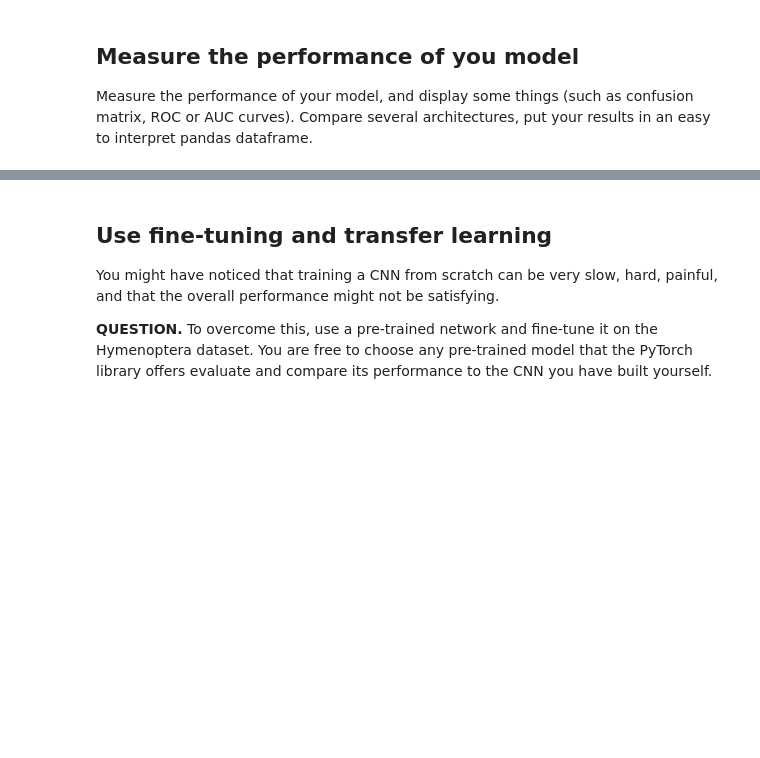
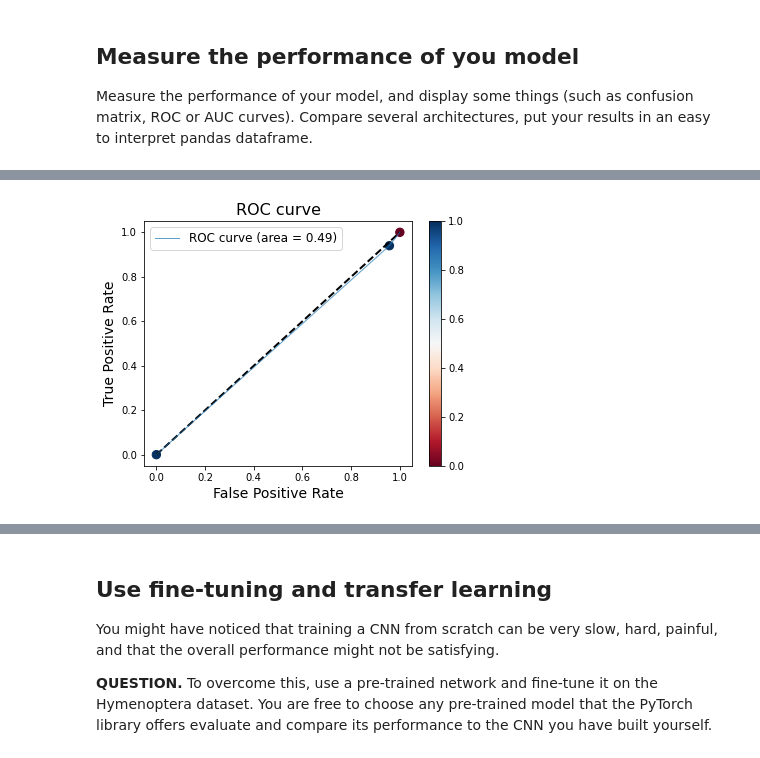
Before and after one commit to JLechuga94/DeepLearning, a Jupyter notebook: T4/tutorial04b.ipynb, the cells around one changed output, grey strips where cells are left out. Drawn from its saved outputs; the diff is of its cells as text; code cells hidden in the pictures; blank space fills up the shorter version.

```diff
--- a/T4/tutorial04b.ipynb
+++ b/T4/tutorial04b.ipynb
@@ -276,0 +377,5 @@ Compare several architectures, put your results in an easy to interpret pandas d
+# %%
+plt.figure(figsize=(6, 4.5))
+plot_roc_curve(val_data.targets, scores.argmax(1))
+# %% [output]
+[figure, added]
```
Also changed, not shown: parts of 13 cells of this notebook.
